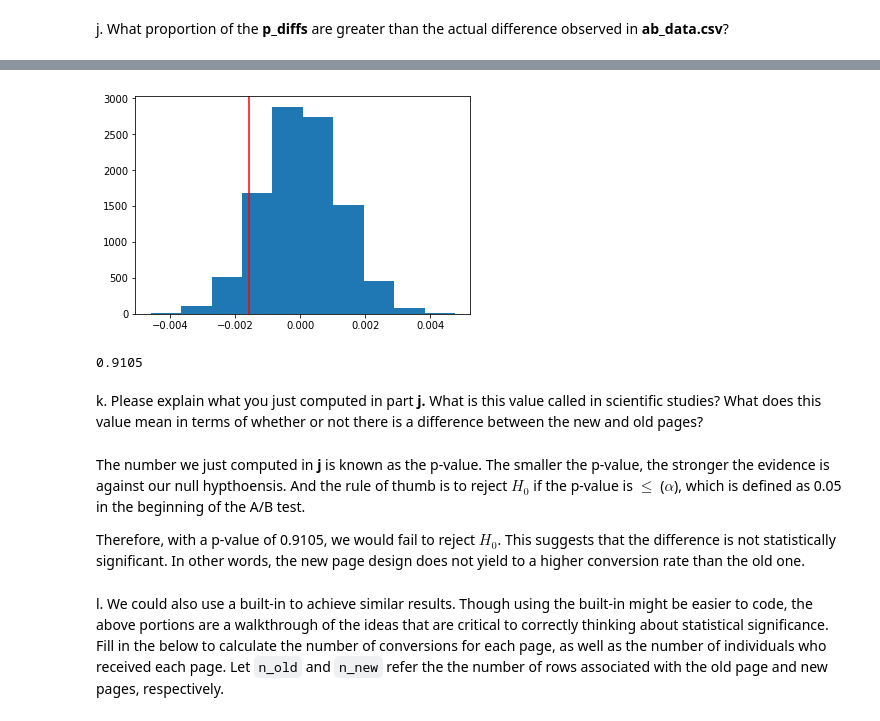
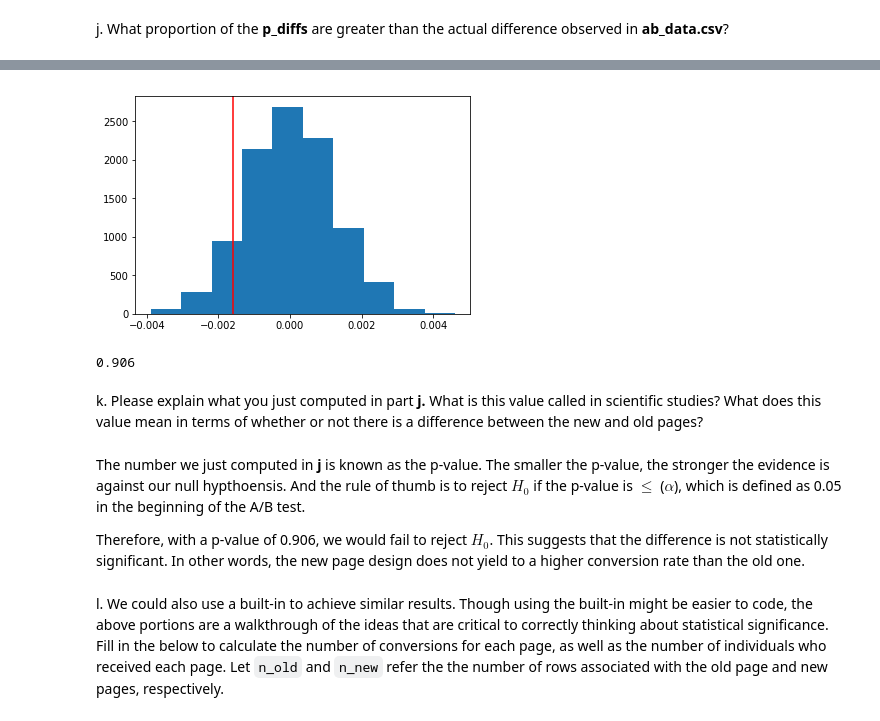
Before and after one commit to sclkan/Analyze-A-B-Test-Results, a Jupyter notebook: Analyze_ab_test_results_notebook.ipynb, the cells around one changed output, grey strips where cells are left out. Drawn from its saved outputs; the diff is of its cells as text; code cells hidden in the pictures.

```diff
--- a/Analyze_ab_test_results_notebook.ipynb
+++ b/Analyze_ab_test_results_notebook.ipynb
@@ -244,2 +246,6 @@ plt.hist(p_diffs);
 # %% [markdown]
 j. What proportion of the **p_diffs** are greater than the actual difference observed in **ab_data.csv**?
+# %%
+#Create normal distribution with the null hypothesis as mean and incorporate the population std
+nul_vals = np.random.normal(0, p_diffs.std(),  p_diffs.size)
+plt.hist(nul_vals);
@@ -246,20 +254,20 @@ j. What proportion of the **p_diffs** are greater than the actual difference obs
 # %%
 a_diffs = df2.query('group == "treatment"').converted.mean() - df2.query('group == "control"').converted.mean() #the same code used in Part I (3e)
-plt.hist(p_diffs)
+plt.hist(nul_vals)
 plt.axvline(a_diffs, color='red');
 # %% [output]
-[figure, old version]
+[figure, new version]
 # %%
-p_val = (np.array(p_diffs) > a_diffs).mean()
+p_val = (np.array(nul_vals) > a_diffs).mean()
 p_val
 # %% [output]
-0.9105
+0.906
 # %% [markdown]
 k. Please explain what you just computed in part **j.**  What is this value called in scientific studies?  What does this value mean in terms of whether or not there is a difference between the new and old pages?
 # %% [markdown]
 The number we just computed in **j** is known as the p-value.  The smaller the p-value, the stronger the evidence is against our null hypthoensis.  And the rule of thumb is to reject $H_{0}$ if the p-value is $\leq$ ($\alpha$), which is defined as 0.05 in the beginning of the A/B test.
 
-Therefore, with a p-value of 0.9105, we would fail to reject $H_{0}$.  This suggests that the difference is not statistically significant.  In other words, the new page design does not yield to a higher conversion rate than the old one.
+Therefore, with a p-value of 0.906, we would fail to reject $H_{0}$.  This suggests that the difference is not statistically significant.  In other words, the new page design does not yield to a higher conversion rate than the old one.
 # %% [markdown]
 l. We could also use a built-in to achieve similar results.  Though using the built-in might be easier to code, the above portions are a walkthrough of the ideas that are critical to correctly thinking about statistical significance. Fill in the below to calculate the number of conversions for each page, as well as the number of individuals who received each page. Let `n_old` and `n_new` refer the the number of rows associated with the old page and new pages, respectively.
 # %%
```
Also changed, not shown: parts of 8 cells of this notebook.
